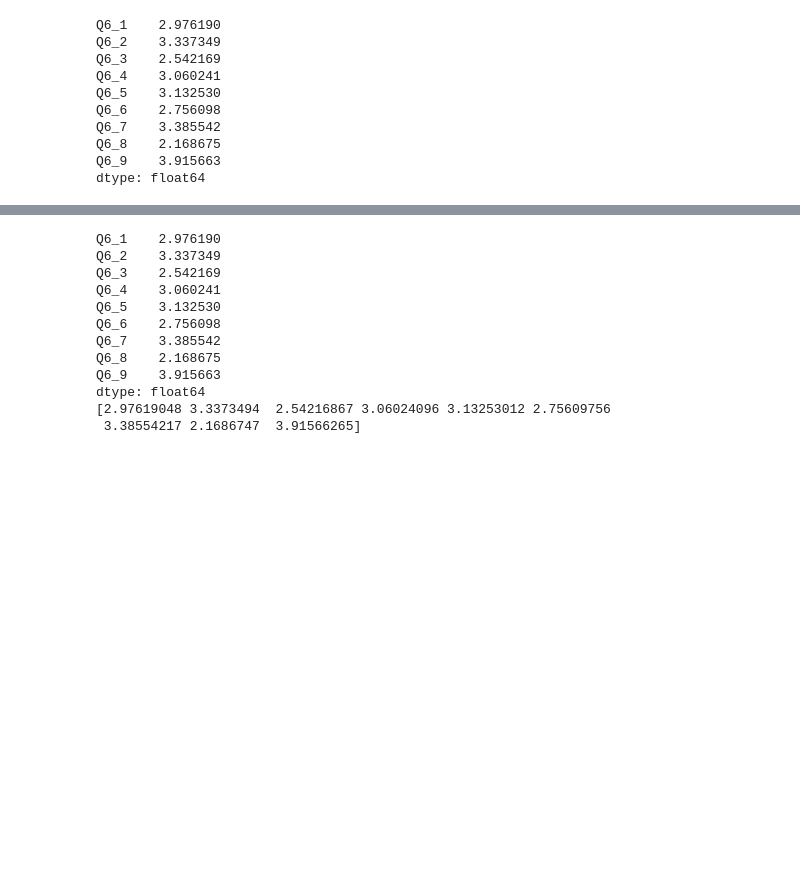
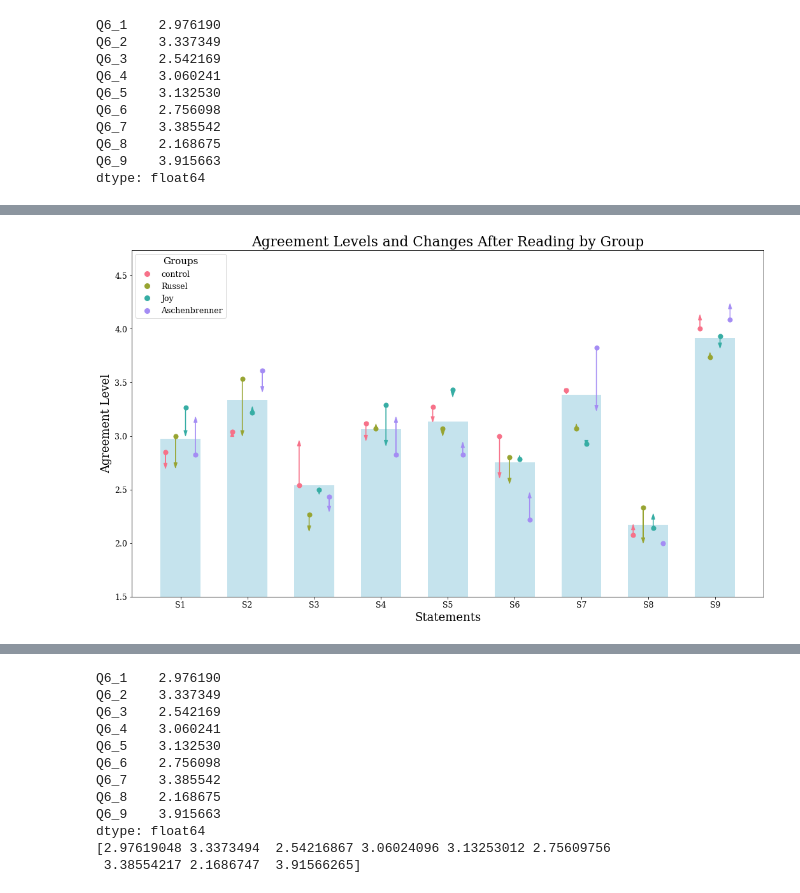
Before and after one commit to sevdeawesome/survey_figures, a Jupyter notebook: figure_2/figure_2.ipynb, the cells around one changed output, grey strips where cells are left out. Drawn from its saved outputs; the diff is of its cells as text; code cells hidden in the pictures; blank space fills up the shorter version.

```diff
--- a/figure_2/figure_2.ipynb
+++ b/figure_2/figure_2.ipynb
@@ -128,3 +145,15 @@ import numpy as np
 # plt.rcParams['font.family'] = 'serif'
 # plt.rcParams['xtick.labelsize'] = 'x-small'
 # plt.rcParams['ytick.labelsize'] = 'x-small'
+# %%
+statements = {
+1: "AGI is too far away to be worth worrying about",
+2: "Some AI's (now or in the future) may be moral patients, with their own welfare that we should care about",
+3: "Existing ML paradigms can produce AGI",
+4: "Future AI's will be tools without their own goals or drives",
+5: "Catastrophic risks from advanced AI are generally overstated",
+6: "We can always just turn off our AI's if they behave badly",
+7: "Self-preservation and control drives will spontaneously emerge in sufficiently advanced AI's",
+8: "Safety work often slows important progress and wastes time",
+9: "technical AI researchers should be concerned about catastrophic risks"
+}
@@ -130,0 +221,4 @@ import numpy as np
+# %%
+plot_agreement_levels([1, 2, 3, 4, 5, 6, 7, 8, 9], pre_means=pre_means, pre_group_means=pre_group_means, post_group_means=post_group_means, title='Agreement Levels and Changes After Reading by Group')
+# %% [output]
+[figure, added]
```
Also changed, not shown: parts of 19 cells of this notebook, 2 other files.
